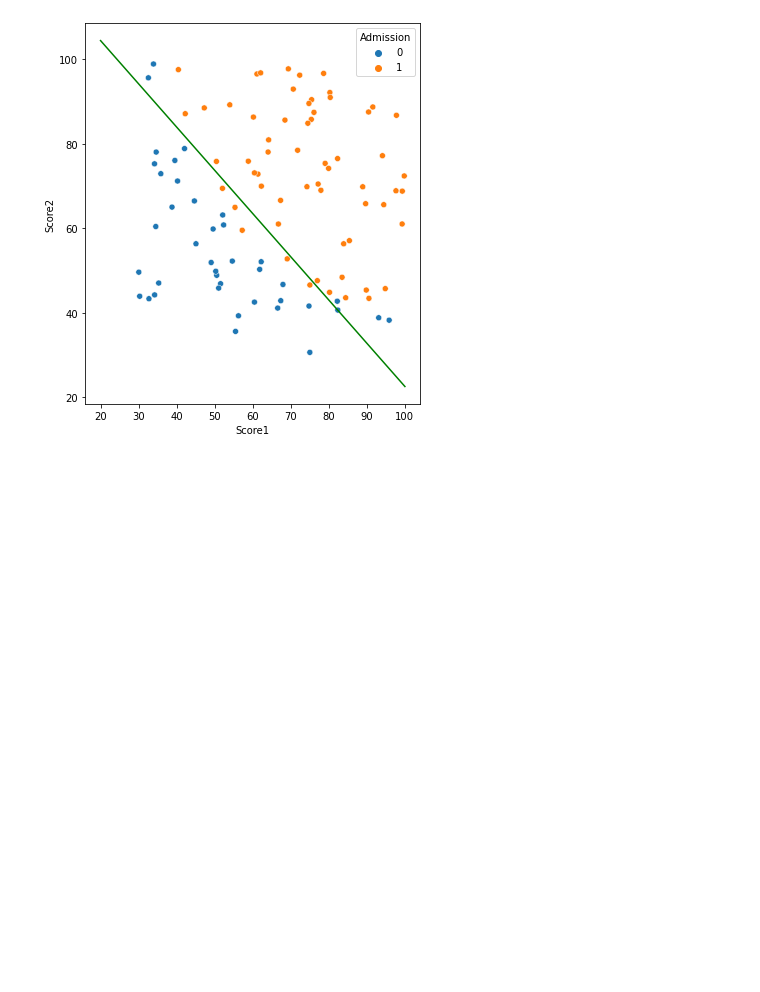
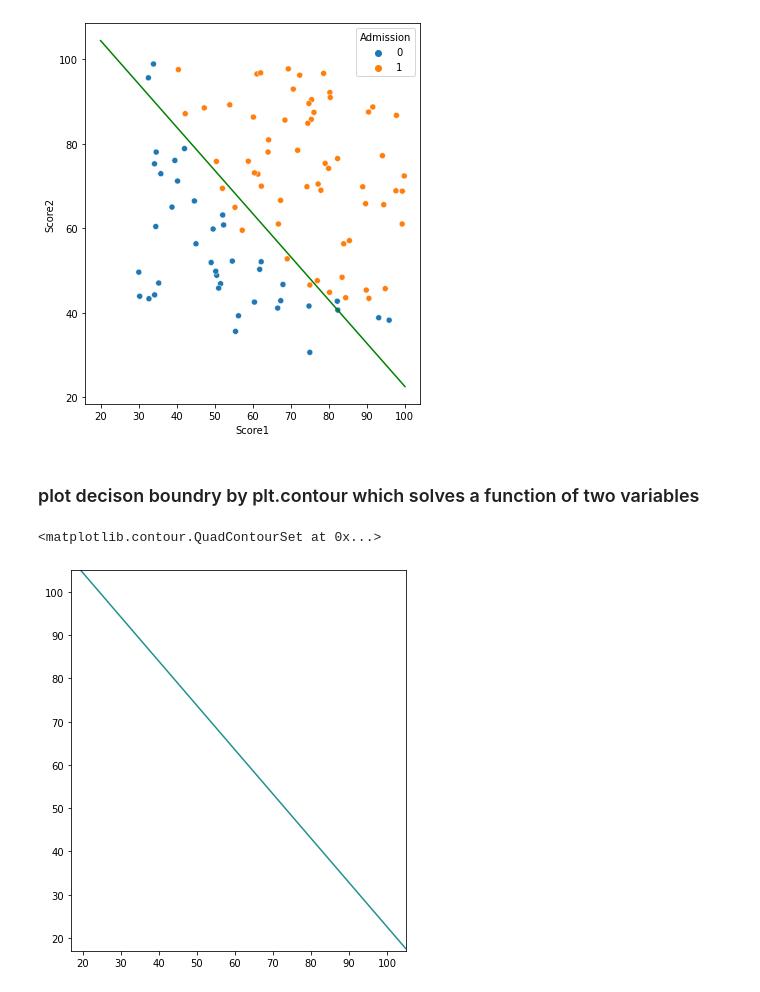
Before and after one commit to Faezeh-Pousaneh/Machine-learning-Projects, a Jupyter notebook: LogisticRegression/Solution2.ipynb, the cells around one changed output. Saved outputs shown, nothing was run; the diff lists cells and outputs as text; code cells hidden in the pictures; blank space fills up the shorter version.

```diff
--- a/LogisticRegression/Solution2.ipynb
+++ b/LogisticRegression/Solution2.ipynb
@@ -213,3 +211,19 @@ plt.plot(xd, plot_y, '-', c="green")
 plt.show(ax)
 # %% [output]
 [figure]
+# %% [markdown]
+### plot decison boundry by plt.contour which solves a function of two variables
+# %%
+x= np.array([17, 105])
+y= np.array([17, 105])
+
+def f(x,y):
+    return 25.1611389-x* 0.20623013-0.2014* y
+
+X, Y = np.meshgrid(x, y)
+Z = f(X, Y)
+plt.figure(figsize=(6,7))
+plt.contour(x, y,Z,0)
+# %% [output]
+<matplotlib.contour.QuadContourSet at 0x...>
+[figure, added]
```
Also changed, not shown: parts of 9 cells of this notebook.
